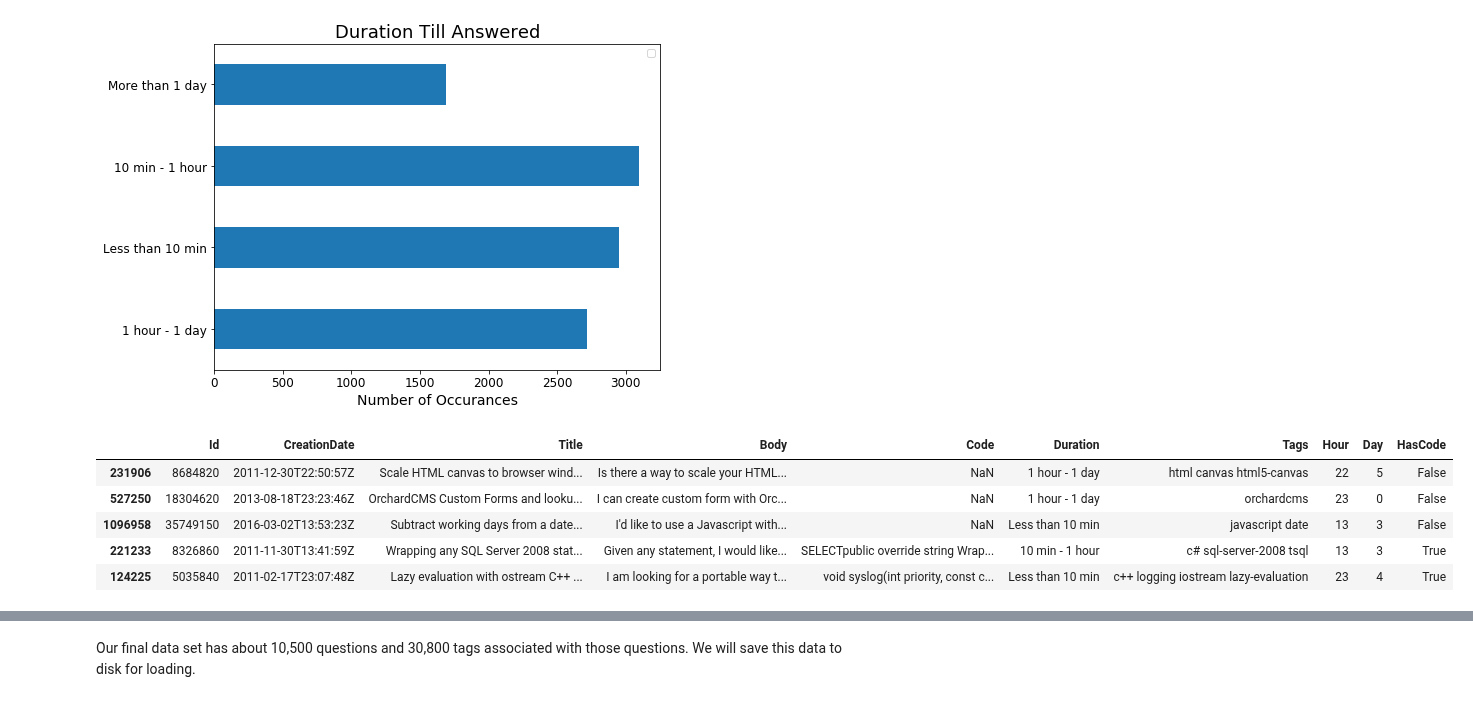
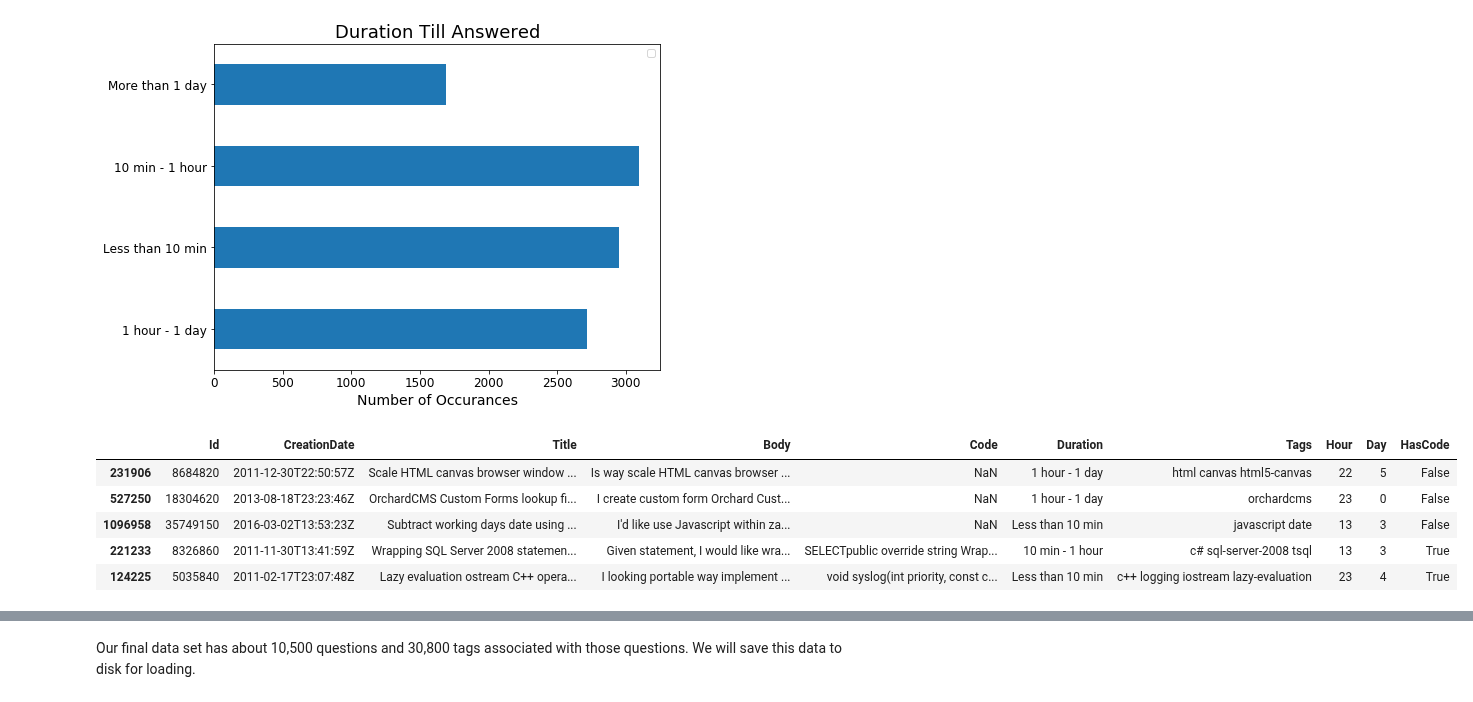
Before and after one commit to jakecarlson1/machine-learning-labs, a Jupyter notebook: Lab8/Lab 8 - Recurrent Neural Networks.ipynb, the cells around one changed output, grey strips where cells are left out. Drawn from its saved outputs; the diff is of its cells as text; code cells hidden in the pictures.

```diff
--- a/Lab8/Lab 8 - Recurrent Neural Networks.ipynb
+++ b/Lab8/Lab 8 - Recurrent Neural Networks.ipynb
@@ -139,6 +139,7 @@ plt.show()
 [figure]
 # %%
 from datetime import datetime
+from nltk.corpus import stopwords
 
 feature_cols = ["CreationDate", "Title", "Body", "Code", "Duration"]
 to_save = ["Id"] + feature_cols
@@ -148,38 +149,43 @@ df.Duration = labels[pd.cut(df.Duration,
                      bins=[-1, 10, 60, 1440, sys.maxsize],
                      labels=False)]
 ids = df.Id.unique()
 df_tags = df_tags[df_tags.Id.isin(ids)]
 
 # generate tags string for each question
 tags_list = []
 for i in df.Id.tolist():
     tags_list.append(" ".join(df_tags[df_tags.Id == i].astype(str).values[:,1]))
 
 df = df.assign(Tags=tags_list)
 
 # break creation date into an hour and weekday column
 hour_list = [] # 0-23
 day_list = [] # 0: Sunday, 1: Monday, 2: Tuesday, ...
 fmt = '%Y-%m-%dT%H:%M:%SZ'
 for d in df.CreationDate.tolist():
     dt = datetime.strptime(d, fmt)
     day_list.append(dt.isoweekday() if dt.isoweekday() != 7 else 0)
     hour_list.append(dt.hour)
 
 df = df.assign(Hour=hour_list)
 df = df.assign(Day=day_list)
 
 # add boolean column indicating code
 df = df.assign(HasCode=df.Code.notnull())
 
+# remove stop words
+stop = stopwords.words('english')
+df.Title = df.Title.apply(lambda x: ' '.join([item for item in x.split() if item not in stop]))
+df.Body = df.Body.apply(lambda x: ' '.join([item for item in x.split() if item not in stop]))
+
 df.head()
 # %% [output]
 |  | Id | CreationDate | Title | Body | Code | Duration | Tags | Hour | Day | HasCode |
-| 231906 | 8684820 | 2011-12-30T22:50:57Z | Scale HTML canvas to browser wind... | Is there a way to scale your HTML... | NaN | 1 hour - 1 day | html canvas html5-canvas | 22 | 5 | False |
-| 527250 | 18304620 | 2013-08-18T23:23:46Z | OrchardCMS Custom Forms and looku... | I can create custom form with Orc... | NaN | 1 hour - 1 day | orchardcms | 23 | 0 | False |
-| 1096958 | 35749150 | 2016-03-02T13:53:23Z | Subtract working days from a date... | I'd like to use a Javascript with... | NaN | Less than 10 min | javascript date | 13 | 3 | False |
-| 221233 | 8326860 | 2011-11-30T13:41:59Z | Wrapping any SQL Server 2008 stat... | Given any statement, I would like... | SELECTpublic override string Wrap... | 10 min - 1 hour | c# sql-server-2008 tsql | 13 | 3 | True |
-| 124225 | 5035840 | 2011-02-17T23:07:48Z | Lazy evaluation with ostream C++ ... | I am looking for a portable way t... | void syslog(int priority, const c... | Less than 10 min | c++ logging iostream lazy-evaluation | 23 | 4 | True |
+| 231906 | 8684820 | 2011-12-30T22:50:57Z | Scale HTML canvas browser window ... | Is way scale HTML canvas browser ... | NaN | 1 hour - 1 day | html canvas html5-canvas | 22 | 5 | False |
+| 527250 | 18304620 | 2013-08-18T23:23:46Z | OrchardCMS Custom Forms lookup fi... | I create custom form Orchard Cust... | NaN | 1 hour - 1 day | orchardcms | 23 | 0 | False |
+| 1096958 | 35749150 | 2016-03-02T13:53:23Z | Subtract working days date using ... | I'd like use Javascript within za... | NaN | Less than 10 min | javascript date | 13 | 3 | False |
+| 221233 | 8326860 | 2011-11-30T13:41:59Z | Wrapping SQL Server 2008 statemen... | Given statement, I would like wra... | SELECTpublic override string Wrap... | 10 min - 1 hour | c# sql-server-2008 tsql | 13 | 3 | True |
+| 124225 | 5035840 | 2011-02-17T23:07:48Z | Lazy evaluation ostream C++ opera... | I looking portable way implement ... | void syslog(int priority, const c... | Less than 10 min | c++ logging iostream lazy-evaluation | 23 | 4 | True |
 # %%
 df.info()
 # %% [output]
```
Also changed, not shown: parts of 16 cells of this notebook.
